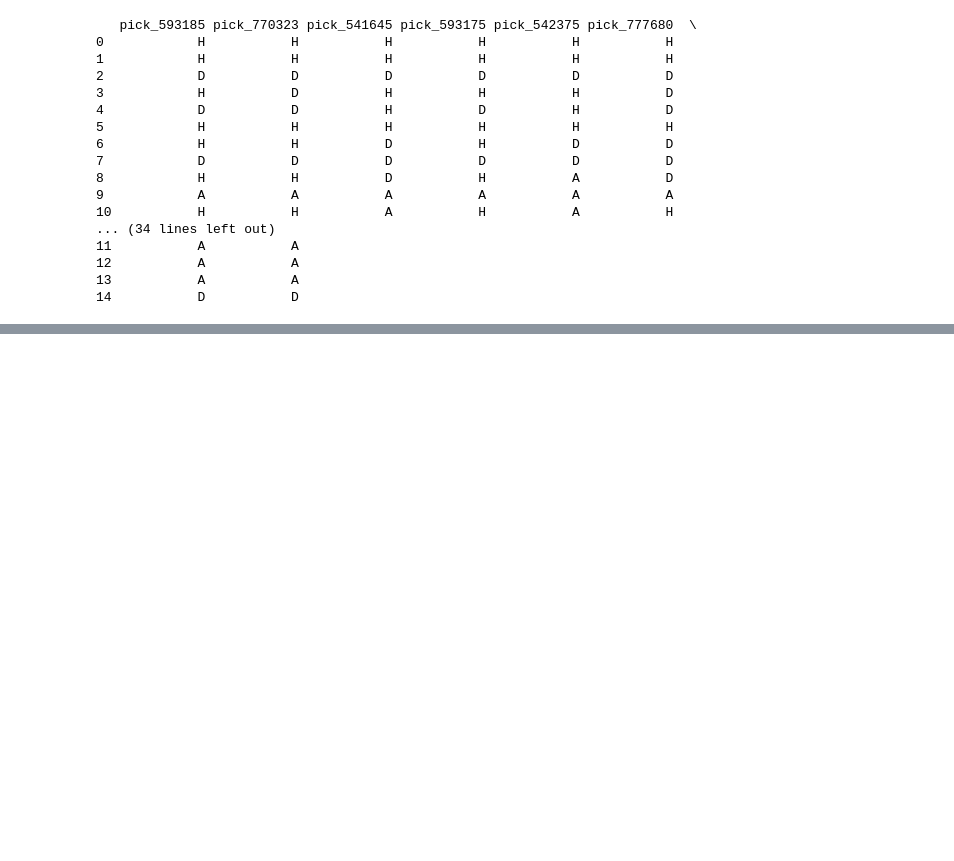
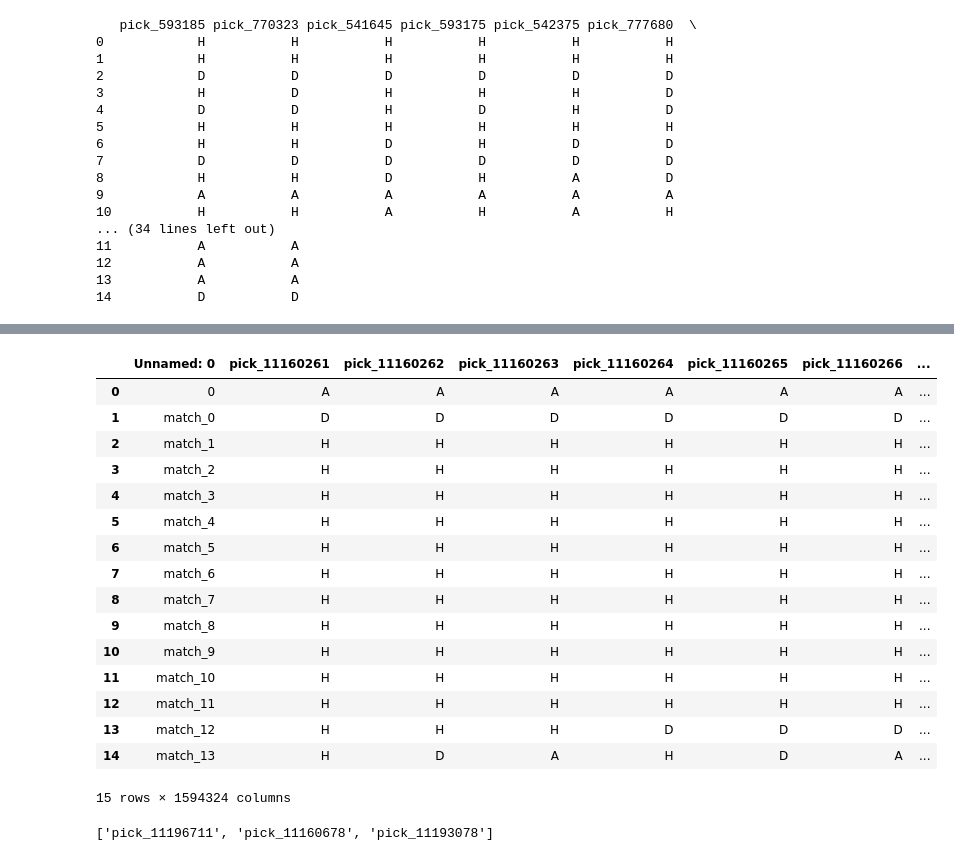
Before and after one commit to WillyKitheka/code-doyen, a Jupyter notebook: extracting_assets_2.ipynb, the cells around one changed output, grey strips where cells are left out. Cells and saved outputs as stored; diff of their text form; code cells hidden in the pictures; blank space fills up the shorter version.

```diff
--- a/extracting_assets_2.ipynb
+++ b/extracting_assets_2.ipynb
@@ -122,0 +183,24 @@ print(assets_12_picks)
+# %%
+import pandas as pd
+
+sample_space_file_8 = pd.read_csv('/content/drive/MyDrive/maGiK_15_sample_space/df_magik15_file8_concat.csv')
+# %%
+sample_space_file_8
+# %% [output]
+|  | Unnamed: 0 | pick_11160261 | pick_11160262 | pick_11160263 | pick_11160264 | pick_11160265 | pick_11160266 | ... |
+| 0 | 0 | A | A | A | A | A | A | ... |
+| 1 | match_0 | D | D | D | D | D | D | ... |
+| 2 | match_1 | H | H | H | H | H | H | ... |
+| 3 | match_2 | H | H | H | H | H | H | ... |
+| 4 | match_3 | H | H | H | H | H | H | ... |
+| 5 | match_4 | H | H | H | H | H | H | ... |
+| 6 | match_5 | H | H | H | H | H | H | ... |
+| 7 | match_6 | H | H | H | H | H | H | ... |
+| 8 | match_7 | H | H | H | H | H | H | ... |
+| 9 | match_8 | H | H | H | H | H | H | ... |
+| 10 | match_9 | H | H | H | H | H | H | ... |
+| 11 | match_10 | H | H | H | H | H | H | ... |
+| 12 | match_11 | H | H | H | H | H | H | ... |
+| 13 | match_12 | H | H | H | D | D | D | ... |
+| 14 | match_13 | H | D | A | H | D | A | ... |
+15 rows × 1594324 columns
@@ -122,0 +220,4 @@ print(assets_12_picks)
+# %%
+picks_list_B
+# %% [output]
+['pick_11196711', 'pick_11160678', 'pick_11193078']
```
Also changed, not shown: parts of 28 cells of this notebook.
